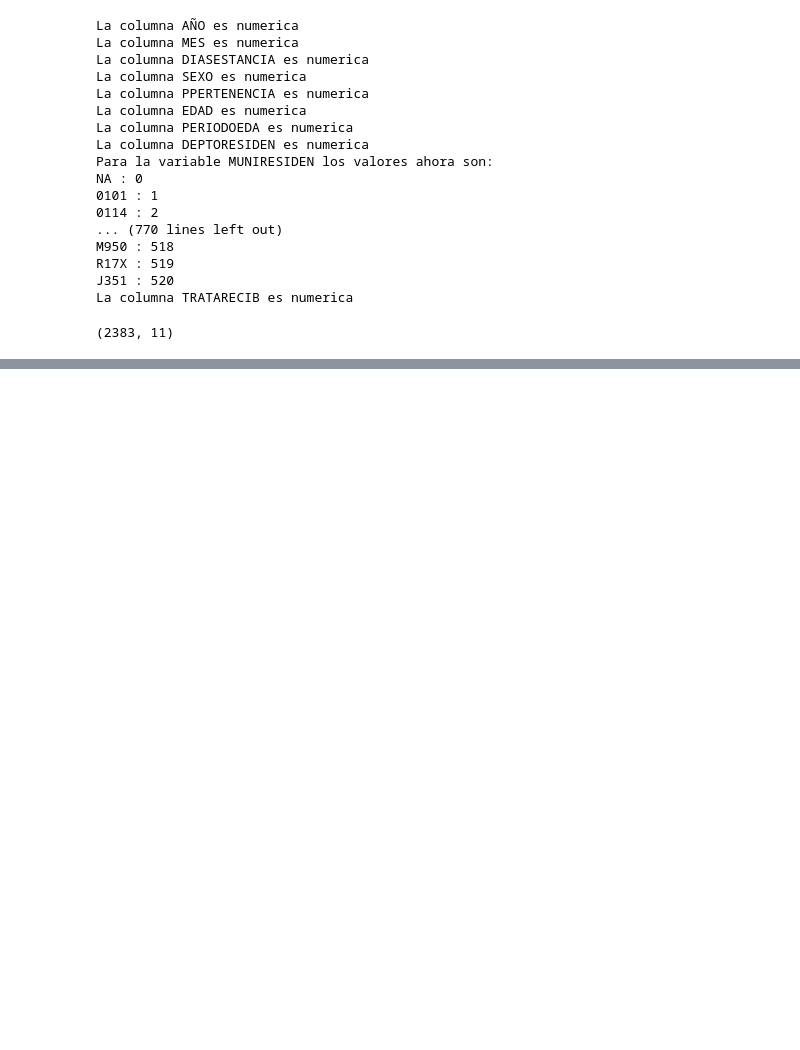
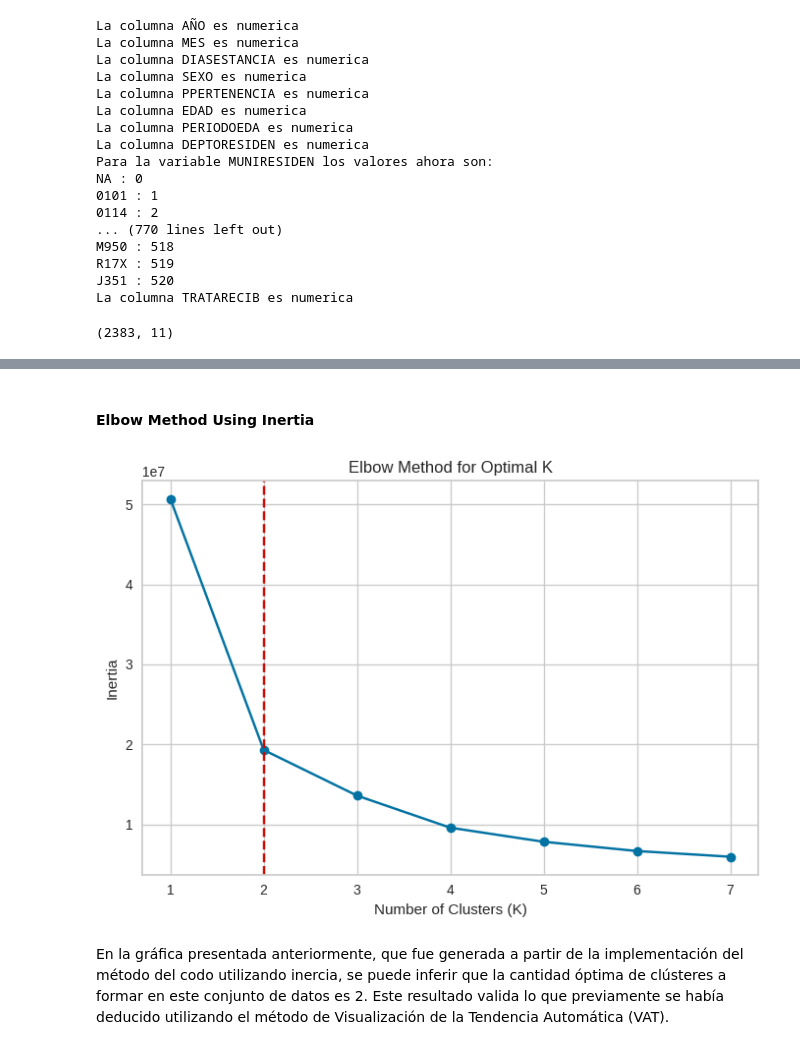
Before and after one commit to MelissaPerez09/Proyecto-DataMining, a Jupyter notebook: Proyecto1.ipynb, the cells around one changed output, grey strips where cells are left out. Cells and saved outputs as stored; diff of their text form; code cells hidden in the pictures; blank space fills up the shorter version.

```diff
--- a/Proyecto1.ipynb
+++ b/Proyecto1.ipynb
@@ -648,0 +677,2 @@ pyclustertend.vat(X_scale)
+# %% [markdown]
+#### Elbow Method Using Inertia
@@ -648,0 +690,18 @@ pyclustertend.vat(X_scale)
+# %%
+# Plotting
+plt.figure(figsize=(7,5))
+plt.plot(n_clusters, wcss, marker='o', linestyle='-', color='b')
+plt.xlabel("Number of Clusters (K)")
+plt.ylabel("Inertia")
+plt.title("Elbow Method for Optimal K")
+
+# Plot the elbow point
+plt.axvline(x=2, color='r', linestyle='--')
+plt.xticks(n_clusters)
+plt.grid(True)
+plt.tight_layout()
+plt.show()
+# %% [output]
+[figure, added]
+# %% [markdown]
+En la gráfica presentada anteriormente, que fue generada a partir de la implementación del método del codo utilizando inercia, se puede inferir que la cantidad óptima de clústeres a formar en este conjunto de datos es 2. Este resultado valida lo que previamente se había deducido utilizando el método de Visualización de la Tendencia Automática (VAT).
```
Also changed, not shown: parts of 20 cells of this notebook.
